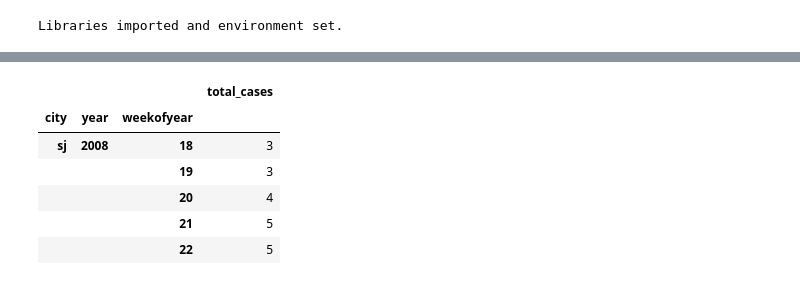
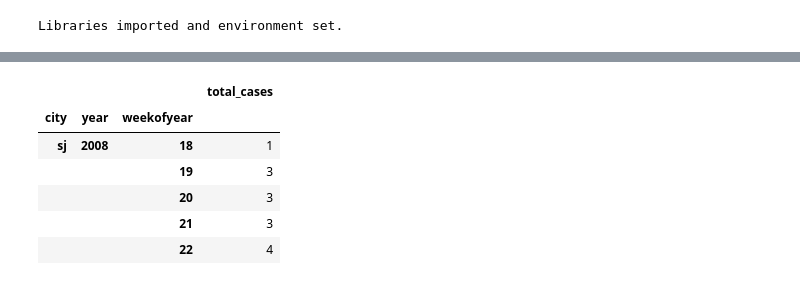
Before and after one commit to Tanalpoguz/term_project, a Jupyter notebook: code/lstm.ipynb, the cells around one changed output, grey strips where cells are left out. Saved outputs shown, nothing was run; the diff lists cells and outputs as text; code cells hidden in the pictures.

```diff
--- a/code/lstm.ipynb
+++ b/code/lstm.ipynb
@@ -98,8 +107,15 @@ def preprocess_city_data(features, labels=None):
     if 'city' in df.columns:
         df.drop(columns=['city'], inplace=True)
 
-    # 6. Fill Missing Values (Forward Fill)
-    df = df.ffill()
+    # 6. Fill Missing Values (Interpolate is better for weather data)
+    df = df.interpolate(method='time', limit_direction='both')
+    df = df.ffill().bfill() # Fallback for edges
+
+    # 7. Add Cyclical Features
+    # 52.1775 weeks per average Gregorian year
+    if 'weekofyear' in df.columns:
+        df['week_sin'] = np.sin(2 * np.pi * df['weekofyear'] / 52.1775)
+        df['week_cos'] = np.cos(2 * np.pi * df['weekofyear'] / 52.1775)
 
     return df
 
@@ -215,6 +231,10 @@ def prepare_data_for_lstm(df, target_col='total_cases', seq_len=SEQ_LEN, scaler_
     if target_col in df.columns:
         X = df.drop(columns=[target_col]).values
         y = df[[target_col]].values
+
+        # LOG TRANSFORM: Stabilize variance
+        if y is not None:
+            y = np.log1p(y)
     else:
         X = df.values
         y = None
@@ -287,7 +307,10 @@ def split_and_prepare(df, split_ratio=0.8, seq_len=SEQ_LEN):
     # Let's adjust:
     # Get y_val from val_df directly and scale it
     y_val_raw = val_df[['total_cases']].values
-    y_val_scaled = scaler_y.transform(y_val_raw)
+
+    # LOG TRANSFORM for validation y
+    y_val_log = np.log1p(y_val_raw)
+    y_val_scaled = scaler_y.transform(y_val_log)
 
     # X_val sequences:
     # We want exactly len(val_df) sequences.
@@ -503,6 +572,32 @@ iq_test_features = test_features.loc['iq']
 # 2. Preprocess Test Data
 sj_test = preprocess_city_data(sj_test_features)
 iq_test = preprocess_city_data(iq_test_features)
+
+# --- NEW: Retrain on FULL dataset for Submission ---
+def retrain_full(df, params):
+    # Prepare full data
+    X_train, y_train, scaler_X, scaler_y = prepare_data_for_lstm(
+        df, seq_len=params['seq_len'], is_train=True
+    )
+    # Train model
+    model = build_lstm_model(
+        (X_train.shape[1], X_train.shape[2]),
+        units=params['units'],
+        dropout_rate=params['dropout_rate'],
+        learning_rate=params['learning_rate']
+    )
+    model.fit(
+        X_train, y_train,
+        epochs=EPOCHS,
+        batch_size=params['batch_size'],
+        verbose=0
+    )
+    return model, scaler_X, scaler_y
+
+print("Retraining on full dataset for submission...")
+model_sj_full, scaler_X_sj_full, scaler_y_sj_full = retrain_full(sj_train_eng, best_params_sj)
+model_iq_full, scaler_X_iq_full, scaler_y_iq_full = retrain_full(iq_train_eng, best_params_iq)
+# ---------------------------------------------------
 
 def prepare_test_sequences(train_df, test_df, scaler_X, features_kept, seq_len=SEQ_LEN, rolling_weeks=ROLLING_WEEKS, lag_weeks=LAG_WEEKS):
     # 1. Combine Train Tail + Test to handle Rolling Features
@@ -581,14 +676,14 @@ def prepare_test_sequences(train_df, test_df, scaler_X, features_kept, seq_len=S
 print("Generating Test Sequences...")
 # Use best_params['seq_len'] for test sequences
 X_test_sj = prepare_test_sequences(
-    sj_train, sj_test, scaler_X_sj, sj_features_kept,
+    sj_train, sj_test, scaler_X_sj_full, sj_features_kept,
     seq_len=best_params_sj['seq_len'],
     rolling_weeks=ROLLING_WEEKS,
     lag_weeks=LAG_WEEKS
 )
 
 X_test_iq = prepare_test_sequences(
-    iq_train, iq_test, scaler_X_iq, iq_features_kept,
+    iq_train, iq_test, scaler_X_iq_full, iq_features_kept,
     seq_len=best_params_iq['seq_len'],
     rolling_weeks=ROLLING_WEEKS,
     lag_weeks=LAG_WEEKS
@@ -597,13 +692,17 @@ X_test_iq = prepare_test_sequences(
 print("San Juan Test Input:", X_test_sj.shape)
 print("Iquitos Test Input:", X_test_iq.shape)
 
-# Predict
-sj_preds_scaled = model_sj.predict(X_test_sj)
-iq_preds_scaled = model_iq.predict(X_test_iq)
+# Predict using FULL models
+sj_preds_scaled = model_sj_full.predict(X_test_sj)
+iq_preds_scaled = model_iq_full.predict(X_test_iq)
 
-# Inverse Transform
-sj_preds_final = scaler_y_sj.inverse_transform(sj_preds_scaled)
-iq_preds_final = scaler_y_iq.inverse_transform(iq_preds_scaled)
+# Inverse Transform Scaling using FULL scalers
+sj_preds_log = scaler_y_sj_full.inverse_transform(sj_preds_scaled)
+iq_preds_log = scaler_y_iq_full.inverse_transform(iq_preds_scaled)
+
+# Inverse Transform Log (expm1)
+sj_preds_final = np.expm1(sj_preds_log)
+iq_preds_final = np.expm1(iq_preds_log)
 
 # Clip and Round
 sj_preds_final = np.maximum(sj_preds_final, 0).astype(int).flatten()
@@ -614,7 +713,7 @@ submission = pd.read_csv(os.path.join(DATA_DIR, "submission_format.csv"), index_
 submission.loc['sj', 'total_cases'] = sj_preds_final
 submission.loc['iq', 'total_cases'] = iq_preds_final
 
-submission_path = os.path.join(WORKING_DIR, 'results', 'submission_lstm_grid.csv')
+submission_path = os.path.join(WORKING_DIR, 'results', 'submission_lstm_grid_4.csv')
 submission.to_csv(submission_path)
 print(f"Submission saved to {submission_path}")
 submission.head()
@@ -628,7 +729,7 @@ Submission saved to C:/term_project\results\submission_lstm_grid.csv
 |  |  |  | total_cases |
 | city | year | weekofyear |  |
-| sj | 2008 | 18 | 3 |
+| sj | 2008 | 18 | 1 |
 |  |  | 19 | 3 |
-|  |  | 20 | 4 |
-|  |  | 21 | 5 |
-|  |  | 22 | 5 |
+|  |  | 20 | 3 |
+|  |  | 21 | 3 |
+|  |  | 22 | 4 |
```
Also changed, not shown: parts of 7 cells of this notebook.
